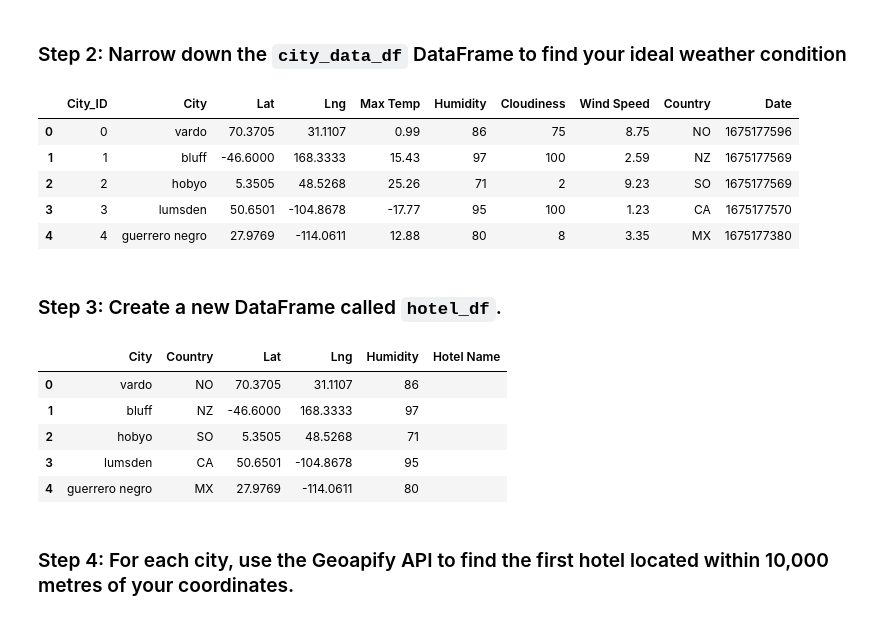
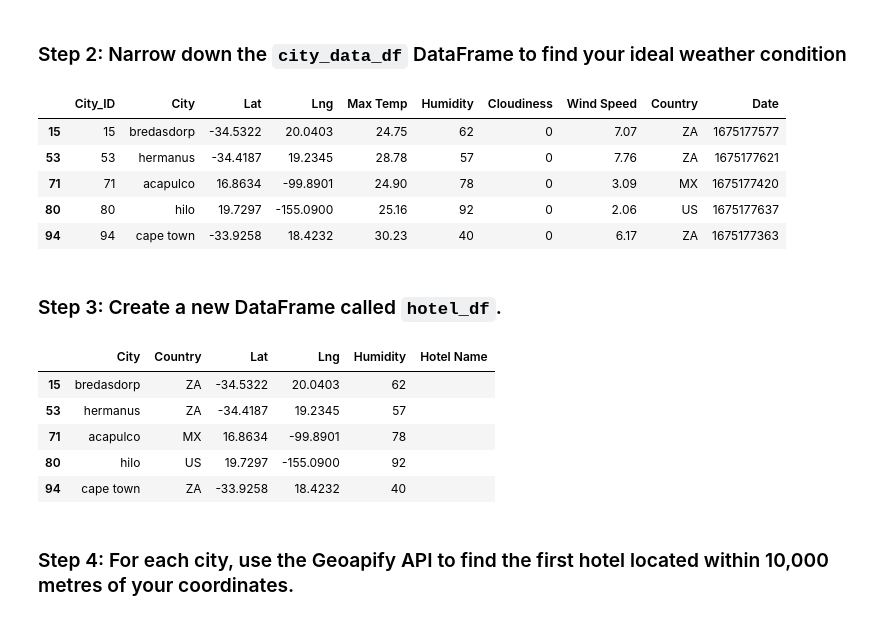
Before and after one commit to jf11235/python-api-challenge, a Jupyter notebook: VacationPy.ipynb, the cells around one changed output. Cells and saved outputs as stored; diff of their text form; code cells hidden in the pictures.

```diff
--- a/VacationPy.ipynb
+++ b/VacationPy.ipynb
@@ -53,20 +54,18 @@ map_plot_1
 # %%
 # Narrow down cities that fit criteria and drop any results with null values
 clean_city_data = city_data_df.dropna()
 
-# Drop any rows with null vlues
-#df_nulls = clean_city_data[clean_city_data.isna().any(axis=1)]
-#print(df_nulls)
+clean_city_data = clean_city_data.loc[(clean_city_data["Max Temp"] > 20) & (clean_city_data["Max Temp"] < 40) & (clean_city_data["Wind Speed"] < 10) & (clean_city_data["Cloudiness"] == 0)]
 
 # Display sample data
 clean_city_data.head()
 # %% [output]
 |  | City_ID | City | Lat | Lng | Max Temp | Humidity | Cloudiness | Wind Speed | Country | Date |
-| 0 | 0 | vardo | 70.3705 | 31.1107 | 0.99 | 86 | 75 | 8.75 | NO | 1675177596 |
-| 1 | 1 | bluff | -46.6000 | 168.3333 | 15.43 | 97 | 100 | 2.59 | NZ | 1675177569 |
-| 2 | 2 | hobyo | 5.3505 | 48.5268 | 25.26 | 71 | 2 | 9.23 | SO | 1675177569 |
-| 3 | 3 | lumsden | 50.6501 | -104.8678 | -17.77 | 95 | 100 | 1.23 | CA | 1675177570 |
-| 4 | 4 | guerrero negro | 27.9769 | -114.0611 | 12.88 | 80 | 8 | 3.35 | MX | 1675177380 |
+| 15 | 15 | bredasdorp | -34.5322 | 20.0403 | 24.75 | 62 | 0 | 7.07 | ZA | 1675177577 |
+| 53 | 53 | hermanus | -34.4187 | 19.2345 | 28.78 | 57 | 0 | 7.76 | ZA | 1675177621 |
+| 71 | 71 | acapulco | 16.8634 | -99.8901 | 24.90 | 78 | 0 | 3.09 | MX | 1675177420 |
+| 80 | 80 | hilo | 19.7297 | -155.0900 | 25.16 | 92 | 0 | 2.06 | US | 1675177637 |
+| 94 | 94 | cape town | -33.9258 | 18.4232 | 30.23 | 40 | 0 | 6.17 | ZA | 1675177363 |
 # %% [markdown]
 ### Step 3: Create a new DataFrame called `hotel_df`.
 # %%
@@ -80,11 +79,11 @@ hotel_df['Hotel Name']= ""
 hotel_df.head()
 # %% [output]
 |  | City | Country | Lat | Lng | Humidity | Hotel Name |
-| 0 | vardo | NO | 70.3705 | 31.1107 | 86 |  |
-| 1 | bluff | NZ | -46.6000 | 168.3333 | 97 |  |
-| 2 | hobyo | SO | 5.3505 | 48.5268 | 71 |  |
-| 3 | lumsden | CA | 50.6501 | -104.8678 | 95 |  |
-| 4 | guerrero negro | MX | 27.9769 | -114.0611 | 80 |  |
+| 15 | bredasdorp | ZA | -34.5322 | 20.0403 | 62 |  |
+| 53 | hermanus | ZA | -34.4187 | 19.2345 | 57 |  |
+| 71 | acapulco | MX | 16.8634 | -99.8901 | 78 |  |
+| 80 | hilo | US | 19.7297 | -155.0900 | 92 |  |
+| 94 | cape town | ZA | -33.9258 | 18.4232 | 40 |  |
 # %% [markdown]
 ### Step 4: For each city, use the Geoapify API to find the first hotel located within 10,000 metres of your coordinates.
 # %%
```
Also changed, not shown: parts of 2 cells of this notebook.
